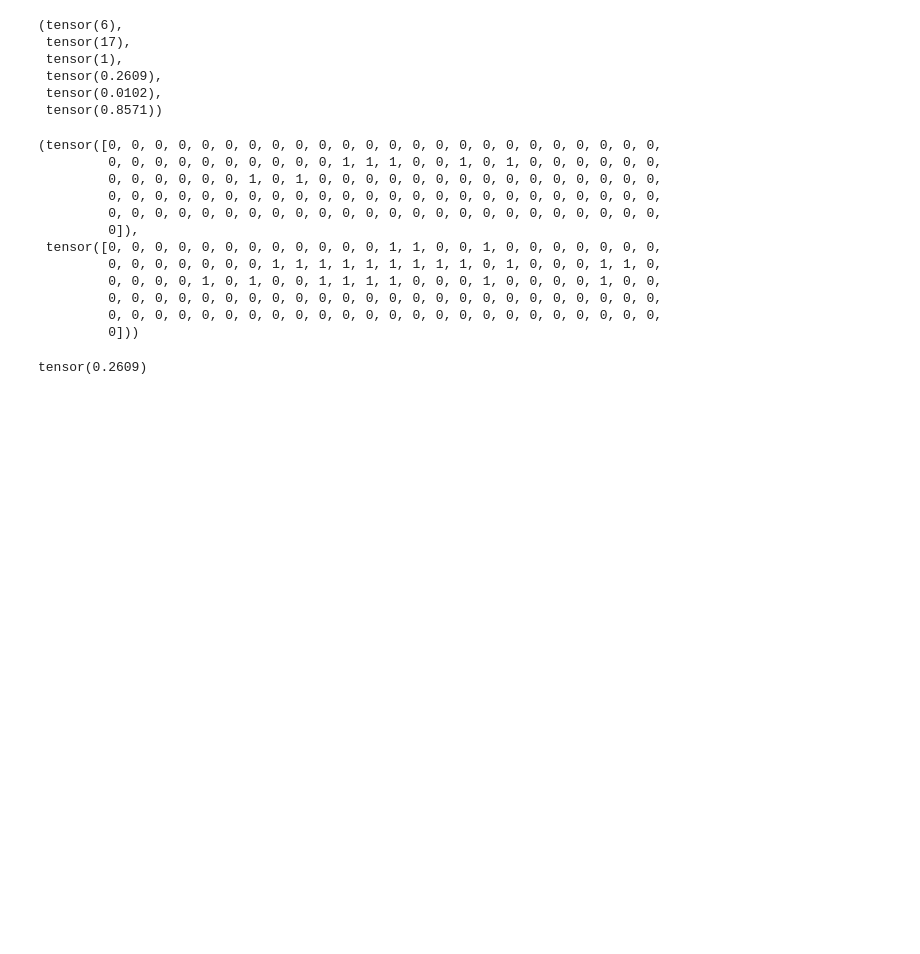
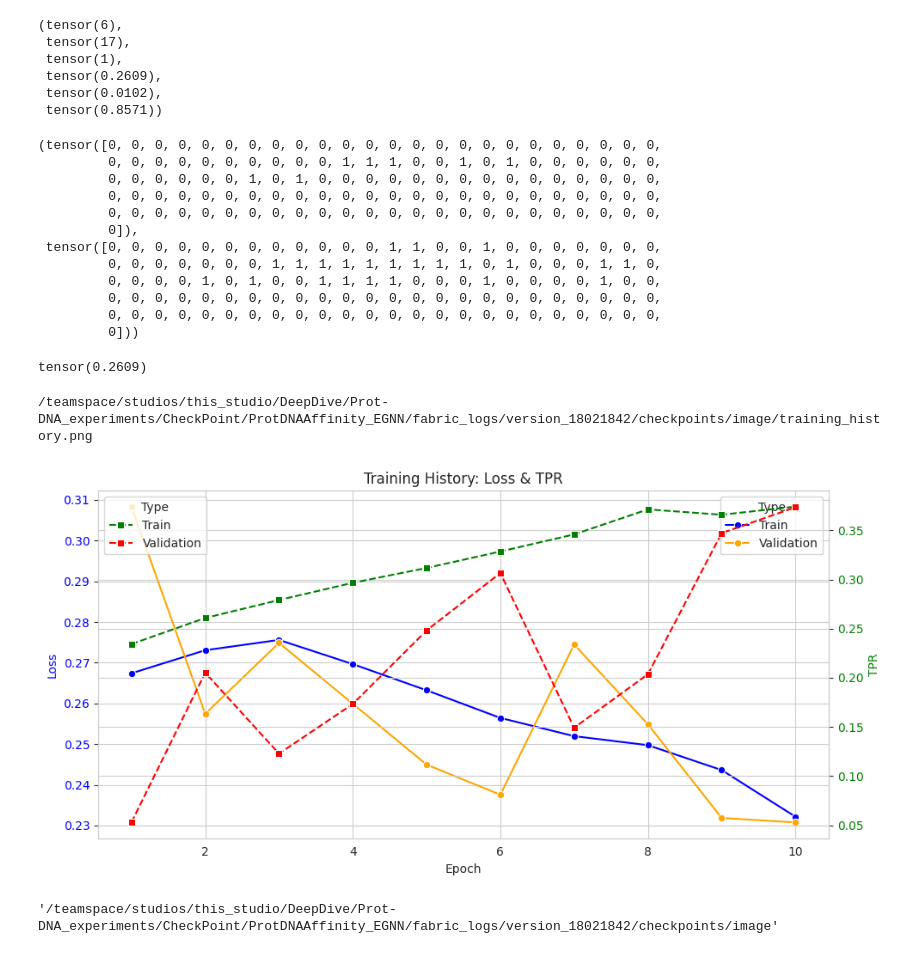
Before and after one commit to deepmorph-bio/Prot-DNA_experiments, a Jupyter notebook: testDataSet.ipynb, the cells around one changed output. Saved outputs shown, nothing was run; the diff lists cells and outputs as text; code cells hidden in the pictures; blank space fills up the shorter version.

```diff
--- a/testDataSet.ipynb
+++ b/testDataSet.ipynb
@@ -213,3 +213,8 @@ metric = BinaryRecall()
 metric(pred, y_int)
 # %% [output]
 tensor(0.2609)
+# %%
+loss_history = [0.2674022870324552, 0.27307188425213097, 0.2756044377759099, 0.2696672571543604, 0.2632351811975241, 0.2564407289028168, 0.25196546412073073, 0.24974602222442627, 0.2436247834004462, 0.23216452308930458]
+tpr_history= [0.23426358277909456, 0.2607787935412489, 0.27907596390228717, 0.2966066495049745, 0.3116927467798814, 0.32843093629460784, 0.34584224529797214, 0.3713064662273973, 0.3658321482781321, 0.37412224932108074]
+val_loss_history= [0.30836116125807167, 0.25743995504453776, 0.27487593379803, 0.25991917570121587, 0.24496686639264226, 0.23757013996131718, 0.2744804056780413, 0.25485821231268346, 0.23187371506355703, 0.2307573928590864]
+val_tpr_history = [0.05279621408088133, 0.2051460566977039, 0.12282058993820101, 0.1733103200327605, 0.24808298194082454, 0.30652455186937005, 0.14914270179346203, 0.20357027935329824, 0.34719730728305875, 0.37345561920199544]
@@ -215,0 +265,7 @@ tensor(0.2609)
+# %%
+version = "18021842"
+checkPtPath='/teamspace/studios/this_studio/DeepDive/Prot-DNA_experiments/CheckPoint'
+plot_training_history(loss_history, tpr_history, val_loss_history, val_tpr_history, checkPtPath, version)
+# %% [output]
+/teamspace/studios/this_studio/DeepDive/Prot-DNA_experiments/CheckPoint/ProtDNAAffinity_EGNN/fabric_logs/version_18021842/checkpoints/image/training_history.png
+[figure, added]
@@ -215,0 +276,4 @@ tensor(0.2609)
+# %%
+os.path.join(checkPtPath,"ProtDNAAffinity_EGNN", "fabric_logs",f"version_{version}","checkpoints","image")
+# %% [output]
+'/teamspace/studios/this_studio/DeepDive/Prot-DNA_experiments/CheckPoint/ProtDNAAffinity_EGNN/fabric_logs/version_18021842/checkpoints/image'
```
Also changed, not shown: parts of 2 cells of this notebook, 1 other file.
